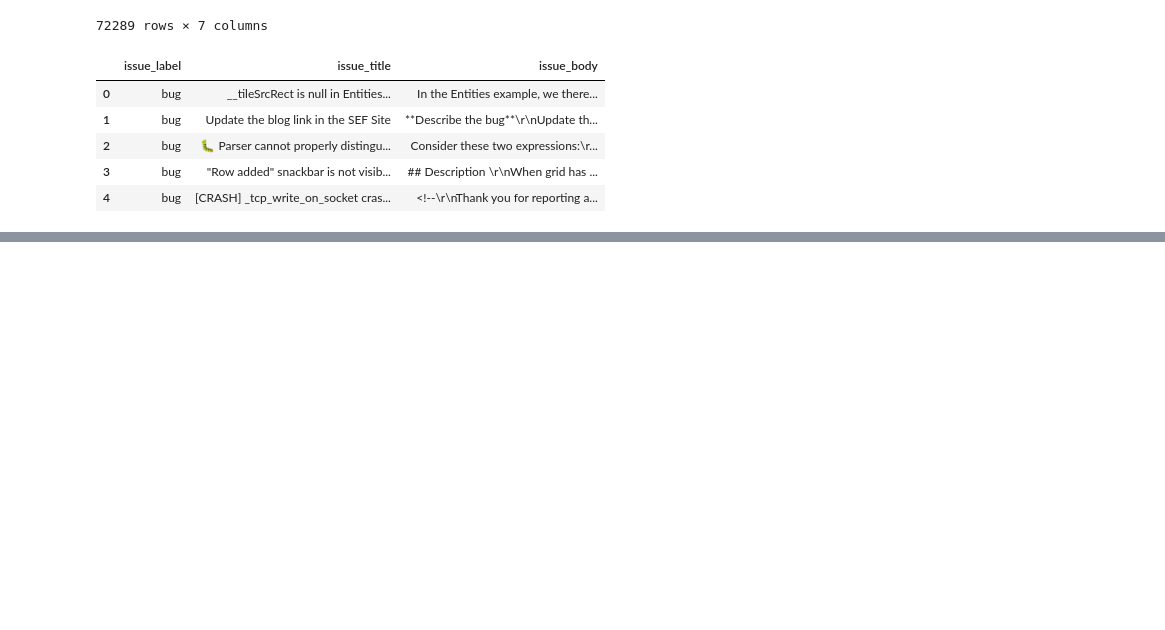
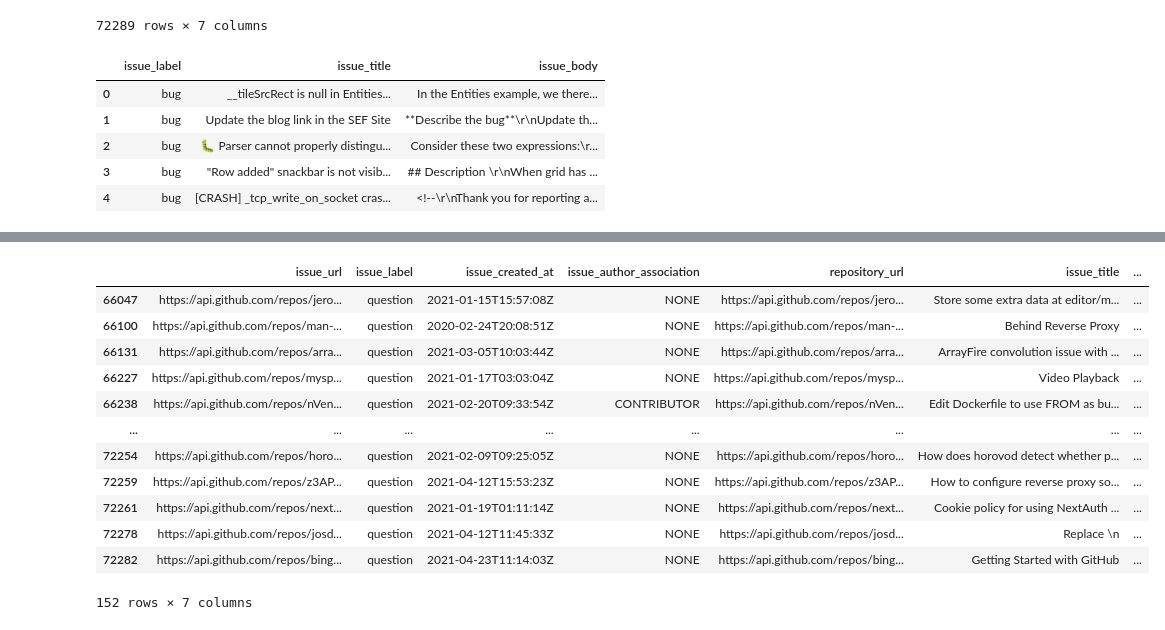
Before and after one commit to ervinb0/Ticket-Classifier, a Jupyter notebook: week2_exercise.ipynb, the cells around one changed output, grey strips where cells are left out. Cells and saved outputs as stored; diff of their text form; code cells hidden in the pictures; blank space fills up the shorter version.

```diff
--- a/week2_exercise.ipynb
+++ b/week2_exercise.ipynb
@@ -38,0 +57,17 @@ df_1.head()
+# %%
+filtered_questions_df = df[(df['issue_label'] == 'question') & (df['issue_body'].str.contains("who", na=False))]
+filtered_questions_df
+# %% [output]
+|  | issue_url | issue_label | issue_created_at | issue_author_association | repository_url | issue_title | ... |
+| 66047 | https://api.github.com/repos/jero... | question | 2021-01-15T15:57:08Z | NONE | https://api.github.com/repos/jero... | Store some extra data at editor/m... | ... |
+| 66100 | https://api.github.com/repos/man-... | question | 2020-02-24T20:08:51Z | NONE | https://api.github.com/repos/man-... | Behind Reverse Proxy | ... |
+| 66131 | https://api.github.com/repos/arra... | question | 2021-03-05T10:03:44Z | NONE | https://api.github.com/repos/arra... | ArrayFire convolution issue with ... | ... |
+| 66227 | https://api.github.com/repos/mysp... | question | 2021-01-17T03:03:04Z | NONE | https://api.github.com/repos/mysp... | Video Playback | ... |
+| 66238 | https://api.github.com/repos/nVen... | question | 2021-02-20T09:33:54Z | CONTRIBUTOR | https://api.github.com/repos/nVen... | Edit Dockerfile to use FROM as bu... | ... |
+| ... | ... | ... | ... | ... | ... | ... | ... |
+| 72254 | https://api.github.com/repos/horo... | question | 2021-02-09T09:25:05Z | NONE | https://api.github.com/repos/horo... | How does horovod detect whether p... | ... |
+| 72259 | https://api.github.com/repos/z3AP... | question | 2021-04-12T15:53:23Z | NONE | https://api.github.com/repos/z3AP... | How to configure reverse proxy so... | ... |
+| 72261 | https://api.github.com/repos/next... | question | 2021-01-19T01:11:14Z | NONE | https://api.github.com/repos/next... | Cookie policy for using NextAuth ... | ... |
+| 72278 | https://api.github.com/repos/josd... | question | 2021-04-12T11:45:33Z | NONE | https://api.github.com/repos/josd... | Replace \n | ... |
+| 72282 | https://api.github.com/repos/bing... | question | 2021-04-23T11:14:03Z | NONE | https://api.github.com/repos/bing... | Getting Started with GitHub | ... |
+152 rows × 7 columns
```
Also changed, not shown: parts of 2 cells of this notebook, 7 other files.
